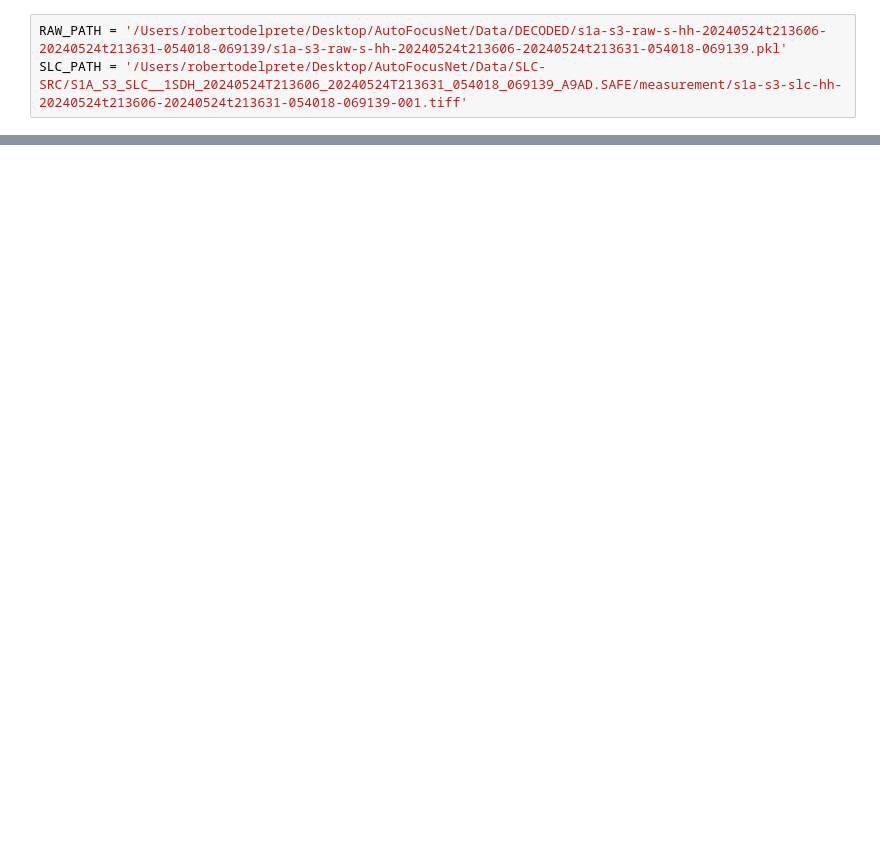
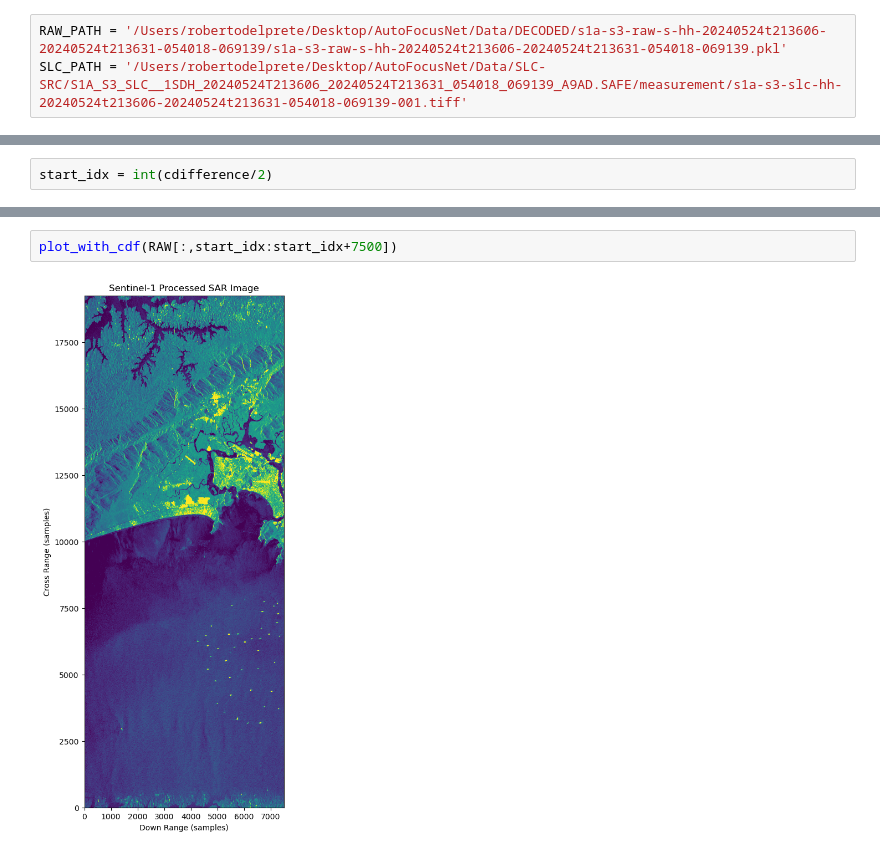
Before and after one commit to sirbastiano/AutoFocusNet, a Jupyter notebook: playground/power_tester.ipynb, the cells around one changed output, grey strips where cells are left out. Cells and saved outputs as stored; diff of their text form; blank space fills up the shorter version.

```diff
--- a/playground/power_tester.ipynb
+++ b/playground/power_tester.ipynb
@@ -65,0 +35,2 @@ plotta(raw_f[:,:7500])
+# %%
+start_idx = int(cdifference/2)
@@ -65,0 +41,4 @@ plotta(raw_f[:,:7500])
+# %%
+plot_with_cdf(RAW[:,start_idx:start_idx+7500])
+# %% [output]
+[figure, added]
```
Also changed, not shown: parts of 9 cells of this notebook, 15 other files.
